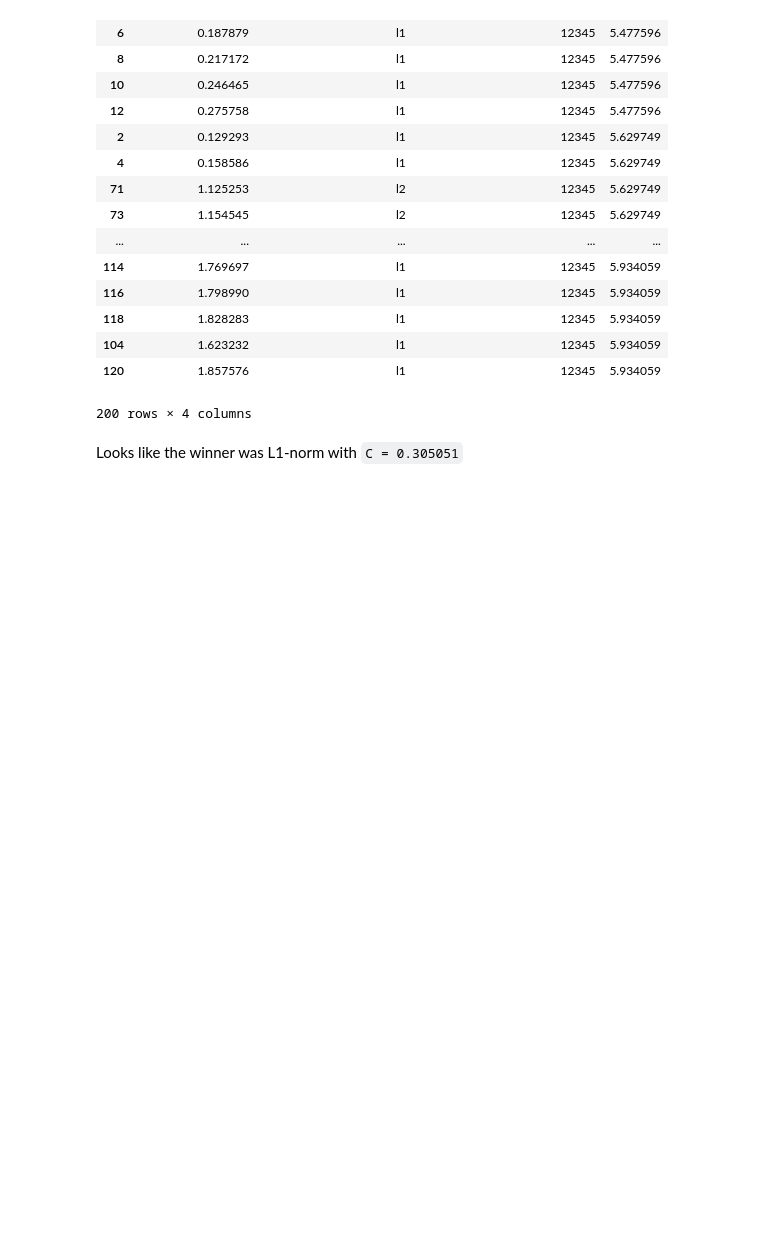
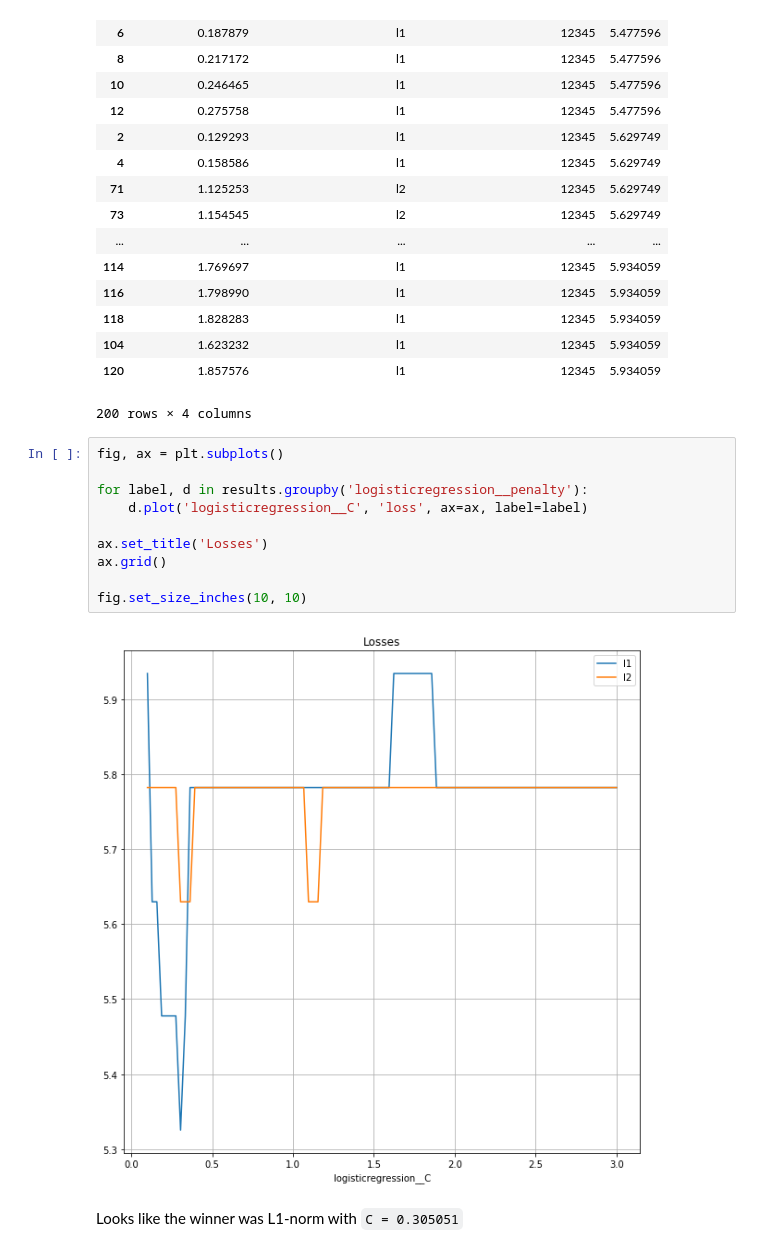
Before and after one commit to weirichd/data-exercise, a Jupyter notebook: Heart Model.ipynb, the cells around one changed output. Saved outputs shown, nothing was run; the diff lists cells and outputs as text; blank space fills up the shorter version.

```diff
--- a/Heart Model.ipynb
+++ b/Heart Model.ipynb
@@ -212,6 +212,18 @@ results.sort_values('loss')
 | 104 | 1.623232 | l1 | 12345 | 5.934059 |
 | 120 | 1.857576 | l1 | 12345 | 5.934059 |
 200 rows × 4 columns
+# %%
+fig, ax = plt.subplots()
+
+for label, d in results.groupby('logisticregression__penalty'):
+    d.plot('logisticregression__C', 'loss', ax=ax, label=label)
+
+ax.set_title('Losses')
+ax.grid()
+
+fig.set_size_inches(10, 10)
+# %% [output]
+[figure, added]
 # %% [markdown]
 Looks like the winner was L1-norm with `C = 0.305051`
 # %% [markdown]
```
Also changed, not shown: 1 other file.
